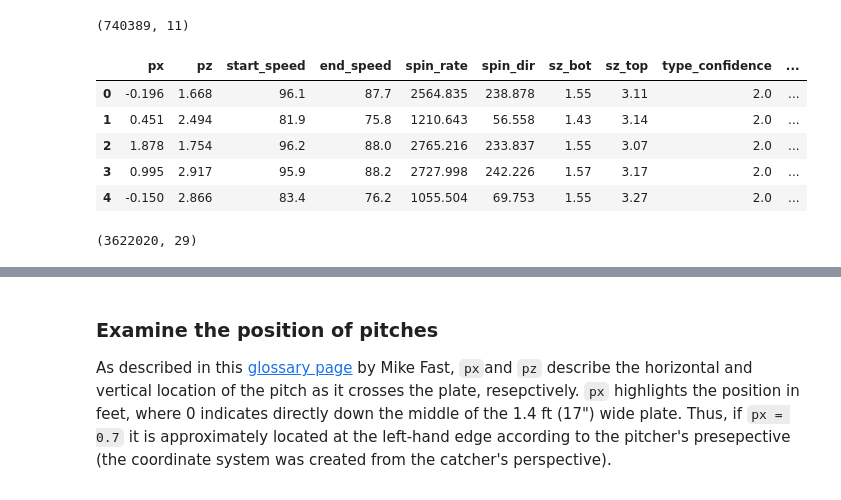
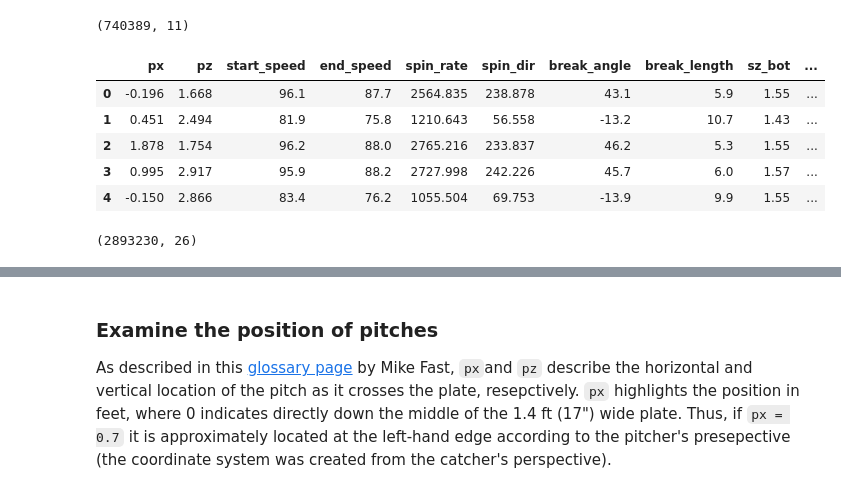
Before and after one commit to 907Resident/pitch-sequence, a Jupyter notebook: pitch_sequence_SO.ipynb, the cells around one changed output, grey strips where cells are left out. Saved outputs shown, nothing was run; the diff lists cells and outputs as text; code cells hidden in the pictures.

```diff
--- a/pitch_sequence_SO.ipynb
+++ b/pitch_sequence_SO.ipynb
@@ -533,38 +540,42 @@ df_atbats_1518.shape
 # %%
 # Join the pitches and at-bat dataframes
 df_merged_all = df_pitches_1518.merge(df_atbats_1518, how="left", on="ab_id")
 
 # Drop unncessary at bat columns
 df_merged_all.drop(["o", "stand", "batter_id", "g_id", "top"],
                    inplace = True, axis = 1)
 
 # Drop extraneous picthing columns
-df_merged_all.drop(["break_angle", "break_length", "break_y", "ax",
+df_merged_all.drop(["break_y", "ax", "nasty", "type_confidence",
                     "ay", "az", "vx0", "vy0", "vz0", "x",
                     "x0", "y", "y0", "z0", "pfx_x", "pfx_z", "zone", "type",
                     "event_num", "on_1b", "on_2b", "on_3b"],
                    inplace = True, axis = 1)
 
 # Ensure at-bat ID is a string
 df_merged_all["ab_id"] = df_merged_all.ab_id.astype("int").astype("str")
 ## Remove at-bats from 2015 because that will be the validation set later in
 ## the ML processs
+### Separate 2015 data
+df_merged_validation = df_merged_all.loc[(df_merged_all.ab_id.str.contains("2015"))]
+### Keep 2016-2018 data
 df_merged_all = df_merged_all.loc[(~df_merged_all.ab_id.str.contains("2015"))]
 ### Reset index
 df_merged_all.reset_index(inplace=True, drop=True)
 
 # Preview dataframe
 df_merged_all.head()
 # %% [output]
-|  | px | pz | start_speed | end_speed | spin_rate | spin_dir | sz_bot | sz_top | type_confidence | ... |
-| 0 | -0.196 | 1.668 | 96.1 | 87.7 | 2564.835 | 238.878 | 1.55 | 3.11 | 2.0 | ... |
-| 1 | 0.451 | 2.494 | 81.9 | 75.8 | 1210.643 | 56.558 | 1.43 | 3.14 | 2.0 | ... |
-| 2 | 1.878 | 1.754 | 96.2 | 88.0 | 2765.216 | 233.837 | 1.55 | 3.07 | 2.0 | ... |
-| 3 | 0.995 | 2.917 | 95.9 | 88.2 | 2727.998 | 242.226 | 1.57 | 3.17 | 2.0 | ... |
-| 4 | -0.150 | 2.866 | 83.4 | 76.2 | 1055.504 | 69.753 | 1.55 | 3.27 | 2.0 | ... |
+|  | px | pz | start_speed | end_speed | spin_rate | spin_dir | break_angle | break_length | sz_bot | ... |
+| 0 | -0.196 | 1.668 | 96.1 | 87.7 | 2564.835 | 238.878 | 43.1 | 5.9 | 1.55 | ... |
+| 1 | 0.451 | 2.494 | 81.9 | 75.8 | 1210.643 | 56.558 | -13.2 | 10.7 | 1.43 | ... |
+| 2 | 1.878 | 1.754 | 96.2 | 88.0 | 2765.216 | 233.837 | 46.2 | 5.3 | 1.55 | ... |
+| 3 | 0.995 | 2.917 | 95.9 | 88.2 | 2727.998 | 242.226 | 45.7 | 6.0 | 1.57 | ... |
+| 4 | -0.150 | 2.866 | 83.4 | 76.2 | 1055.504 | 69.753 | -13.9 | 9.9 | 1.55 | ... |
 # %%
 # Merge main df to the player names with pitcher ID
-df_merged_all = df_merged_all.merge(df_names, how="left", left_on="pitcher_id", right_on="id")
+df_merged_all = df_merged_all.merge(df_names, how="left", left_on="pitcher_id",
+                                    right_on="id")
 
 # Drop "id" column from player names dataframe
 df_merged_all.drop(["id"], inplace = True, axis = 1)
@@ -572,7 +583,10 @@ df_merged_all.drop(["id"], inplace = True, axis = 1)
 # Vertically concatanate 2019 under the 2016-2018
 df_merged_all = pd.concat([df_merged_all, df])
 
+# Reset index
+df_merged_all.reset_index(drop=True, inplace=True)
+
 # Preview the size of the complete dataframe
 df_merged_all.shape
 # %% [output]
-(3622020, 29)
+(2893230, 26)
```
Also changed, not shown: parts of 38 cells of this notebook.
